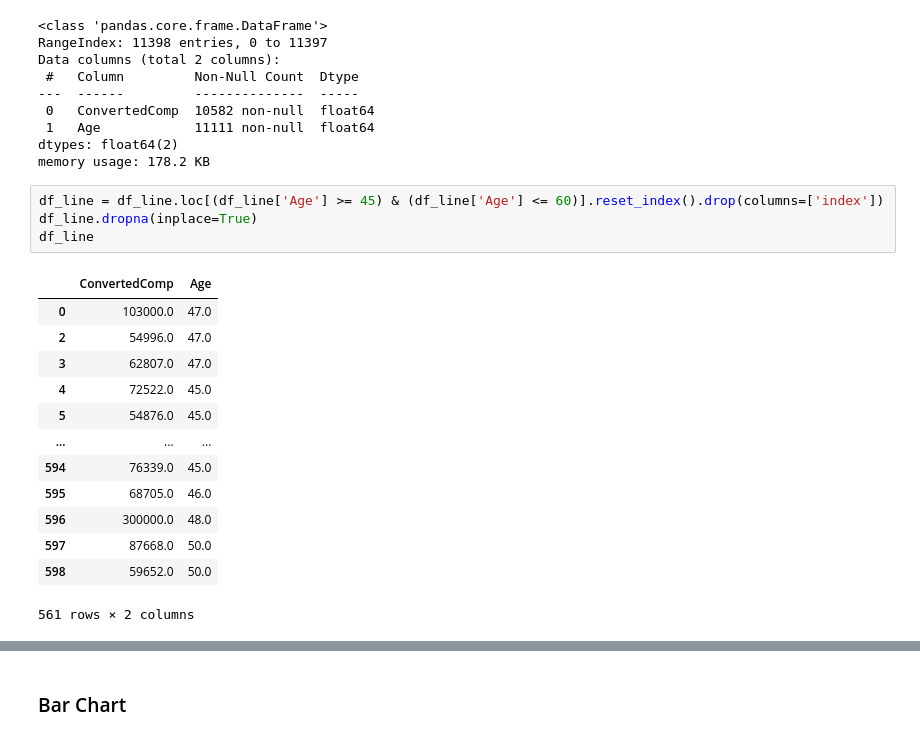
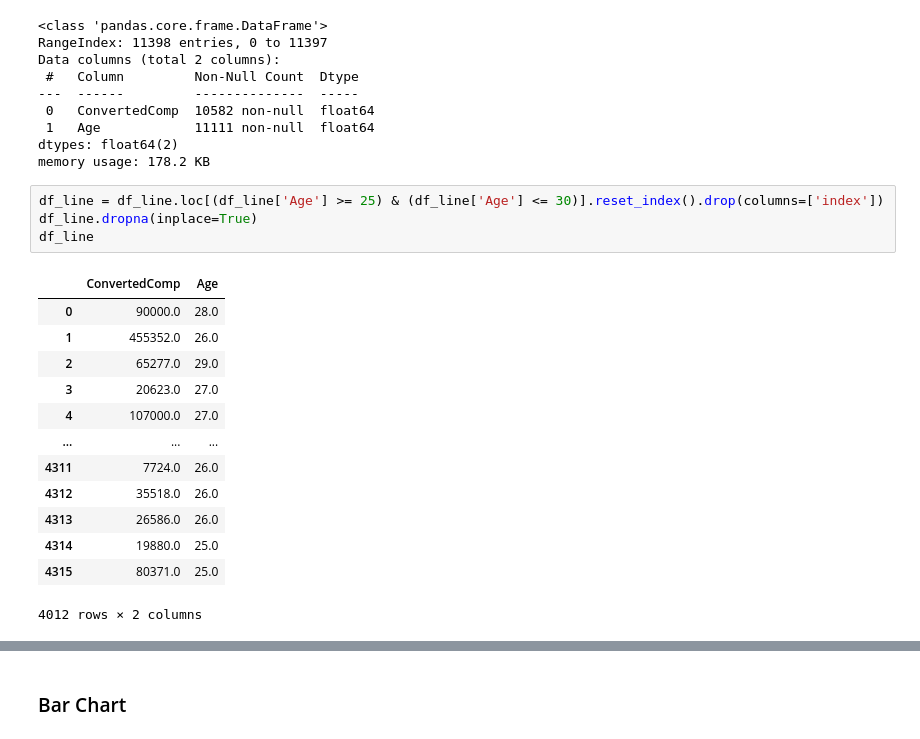
Before and after one commit to Gunjit2023/Data-Analyst, a Jupyter notebook: M4DataVisualization_lab.ipynb, the cells around one changed output, grey strips where cells are left out. Saved outputs shown, nothing was run; the diff lists cells and outputs as text.

```diff
--- a/M4DataVisualization_lab.ipynb
+++ b/M4DataVisualization_lab.ipynb
@@ -521,23 +556,23 @@ Data columns (total 2 columns):
 dtypes: float64(2)
 memory usage: 178.2 KB
 # %%
-df_line = df_line.loc[(df_line['Age'] >= 45) & (df_line['Age'] <= 60)].reset_index().drop(columns=['index'])
+df_line = df_line.loc[(df_line['Age'] >= 25) & (df_line['Age'] <= 30)].reset_index().drop(columns=['index'])
 df_line.dropna(inplace=True)
 df_line
 # %% [output]
 |  | ConvertedComp | Age |
-| 0 | 103000.0 | 47.0 |
-| 2 | 54996.0 | 47.0 |
-| 3 | 62807.0 | 47.0 |
-| 4 | 72522.0 | 45.0 |
-| 5 | 54876.0 | 45.0 |
+| 0 | 90000.0 | 28.0 |
+| 1 | 455352.0 | 26.0 |
+| 2 | 65277.0 | 29.0 |
+| 3 | 20623.0 | 27.0 |
+| 4 | 107000.0 | 27.0 |
 | ... | ... | ... |
-| 594 | 76339.0 | 45.0 |
-| 595 | 68705.0 | 46.0 |
-| 596 | 300000.0 | 48.0 |
-| 597 | 87668.0 | 50.0 |
-| 598 | 59652.0 | 50.0 |
+| 4311 | 7724.0 | 26.0 |
+| 4312 | 35518.0 | 26.0 |
+| 4313 | 26586.0 | 26.0 |
+| 4314 | 19880.0 | 25.0 |
+| 4315 | 80371.0 | 25.0 |
-561 rows × 2 columns
+4012 rows × 2 columns
 # %%
 df_line = df_line.groupby('Age', axis=0).median()
 df_line
```
Also changed, not shown: parts of 7 cells of this notebook.
